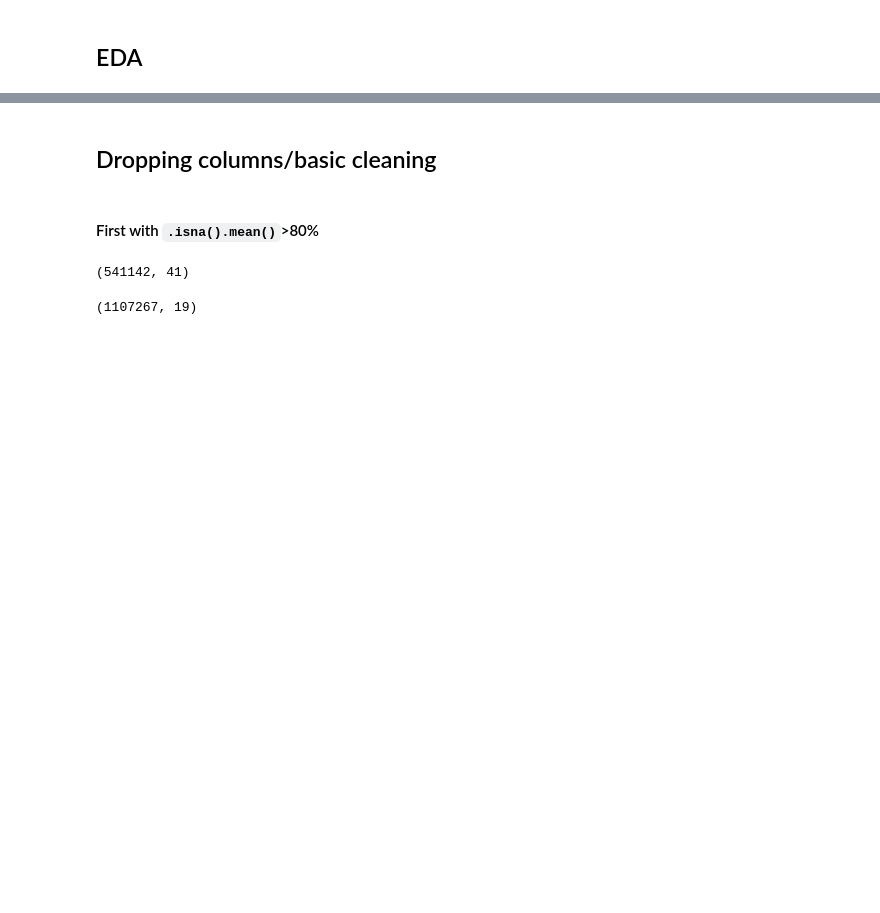
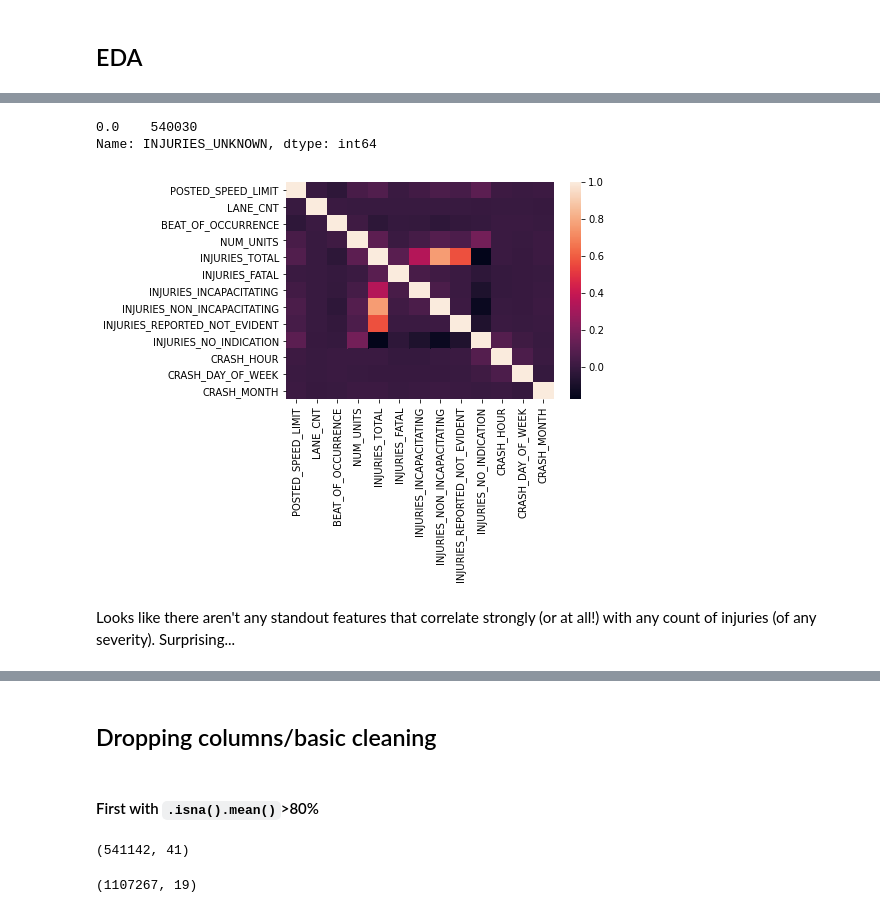
Before and after one commit to AngieKay/Chicago-Crashes, a Jupyter notebook: Markowitz_working_nb.ipynb, the cells around one changed output, grey strips where cells are left out. Saved outputs shown, nothing was run; the diff lists cells and outputs as text; code cells hidden in the pictures; blank space fills up the shorter version.

Commit message:
Add EDA viz for crashes, people

```diff
--- a/Markowitz_working_nb.ipynb
+++ b/Markowitz_working_nb.ipynb
@@ -145,0 +183,17 @@ sns.pairplot(crashes_df[['POSTED_SPEED_LIMIT', 'TRAFFIC_CONTROL_DEVICE', 'WEATHE
+# %%
+crashes_df.INJURIES_UNKNOWN.value_counts()
+# %% [output]
+0.0    540030
+Name: INJURIES_UNKNOWN, dtype: int64
+# %%
+crashes_eda = crashes_df.drop(['CRASH_RECORD_ID', 'RD_NO', 'CRASH_DATE_EST_I', 'CRASH_DATE',
+                               'REPORT_TYPE', 'STREET_NO', 'STREET_DIRECTION', 'STREET_NAME',
+                               'PHOTOS_TAKEN_I', 'STATEMENTS_TAKEN_I', 'INJURIES_UNKNOWN',
+                               'LATITUDE', 'LONGITUDE', 'LOCATION'], axis=1)
+# %%
+# Are certain factors correlated with severity of injuries?
+sns.heatmap(crashes_eda.corr());
+# %% [output]
+[figure, added]
+# %% [markdown]
+Looks like there aren't any standout features that correlate strongly (or at all!) with any count of injuries (of any severity). Surprising...
```
Also changed, not shown: parts of 28 cells of this notebook.
